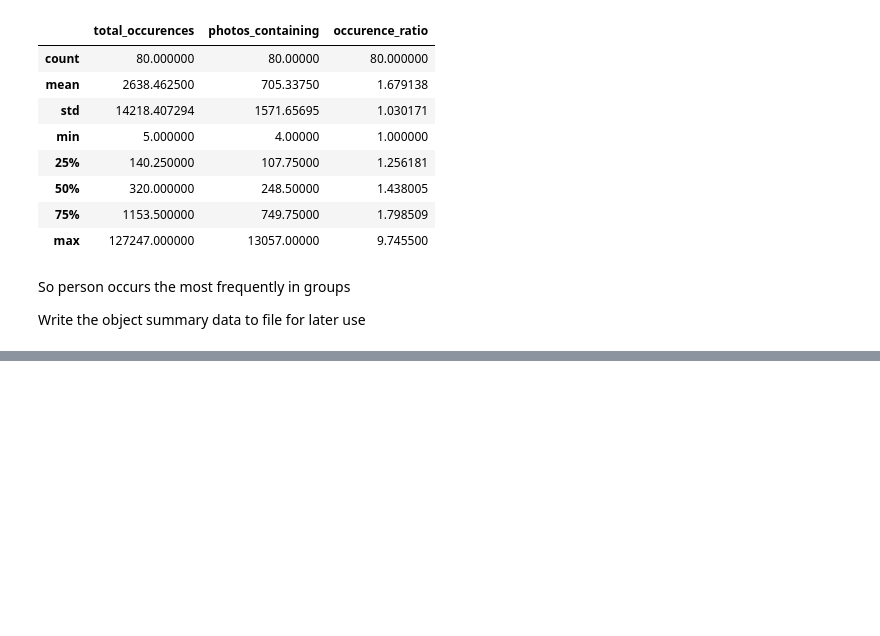
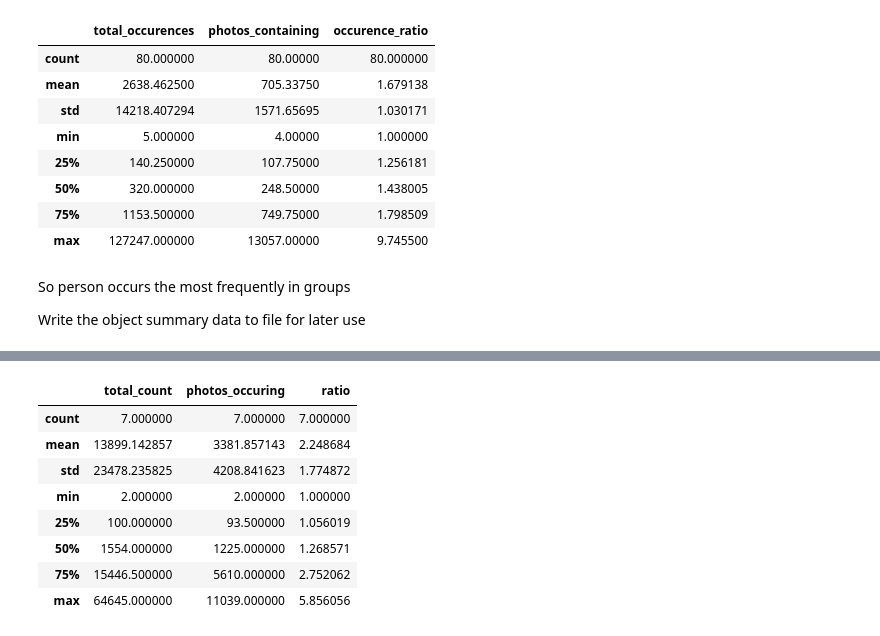
Before and after one commit to obrookes/privacy_decisions, a Jupyter notebook: augmented_feature_summary_stats.ipynb, the cells around one changed output, grey strips where cells are left out. Cells and saved outputs as stored; diff of their text form; code cells hidden in the pictures; blank space fills up the shorter version.

```diff
--- a/augmented_feature_summary_stats.ipynb
+++ b/augmented_feature_summary_stats.ipynb
@@ -258,0 +312,12 @@ coco_data.to_csv("data/summary/object.csv", index=False)
+# %%
+expression_data.describe()
+# %% [output]
+|  | total_count | photos_occuring | ratio |
+| count | 7.000000 | 7.000000 | 7.000000 |
+| mean | 13899.142857 | 3381.857143 | 2.248684 |
+| std | 23478.235825 | 4208.841623 | 1.774872 |
+| min | 2.000000 | 2.000000 | 1.000000 |
+| 25% | 100.000000 | 93.500000 | 1.056019 |
+| 50% | 1554.000000 | 1225.000000 | 1.268571 |
+| 75% | 15446.500000 | 5610.000000 | 2.752062 |
+| max | 64645.000000 | 11039.000000 | 5.856056 |
```
Also changed, not shown: parts of 15 cells of this notebook, 1 other file.
